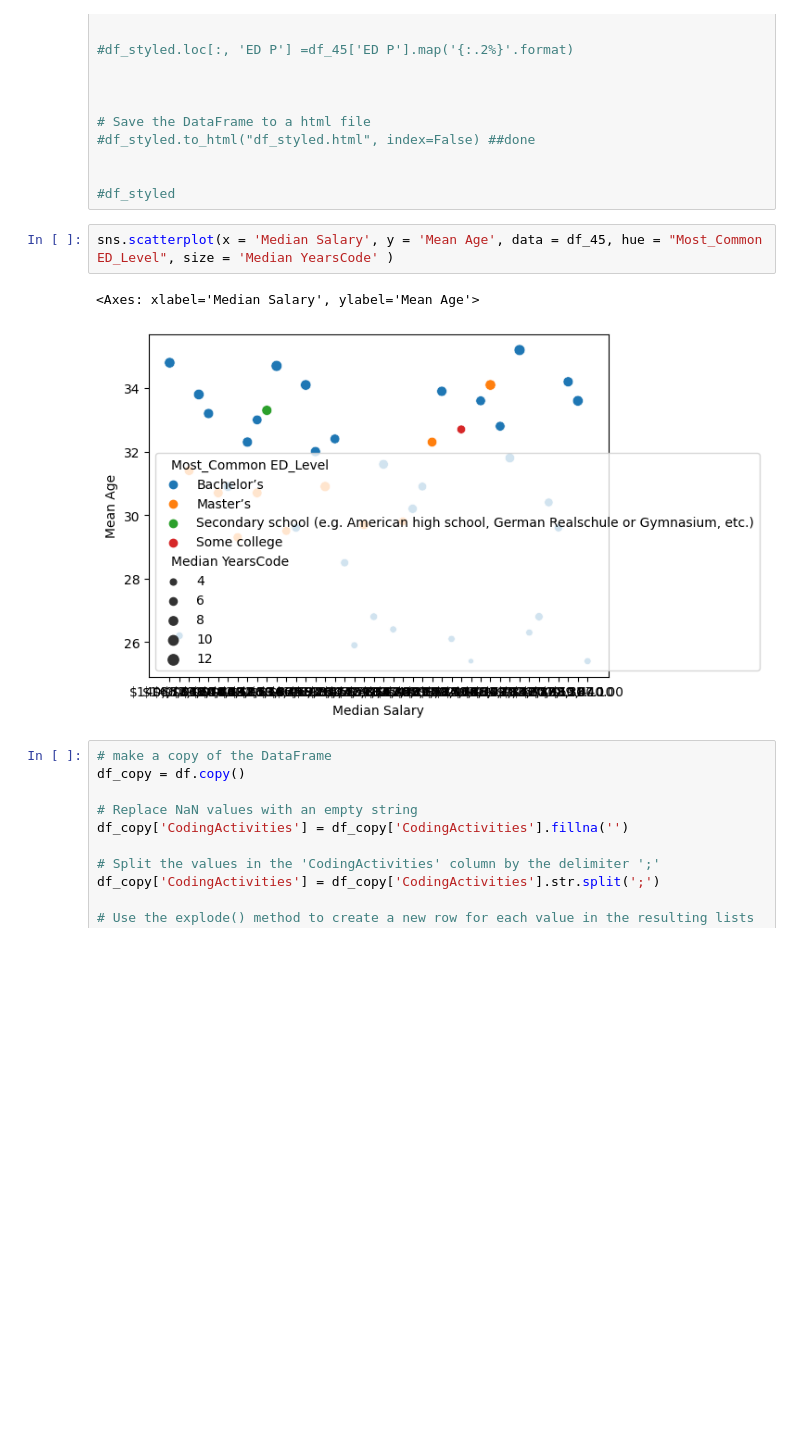
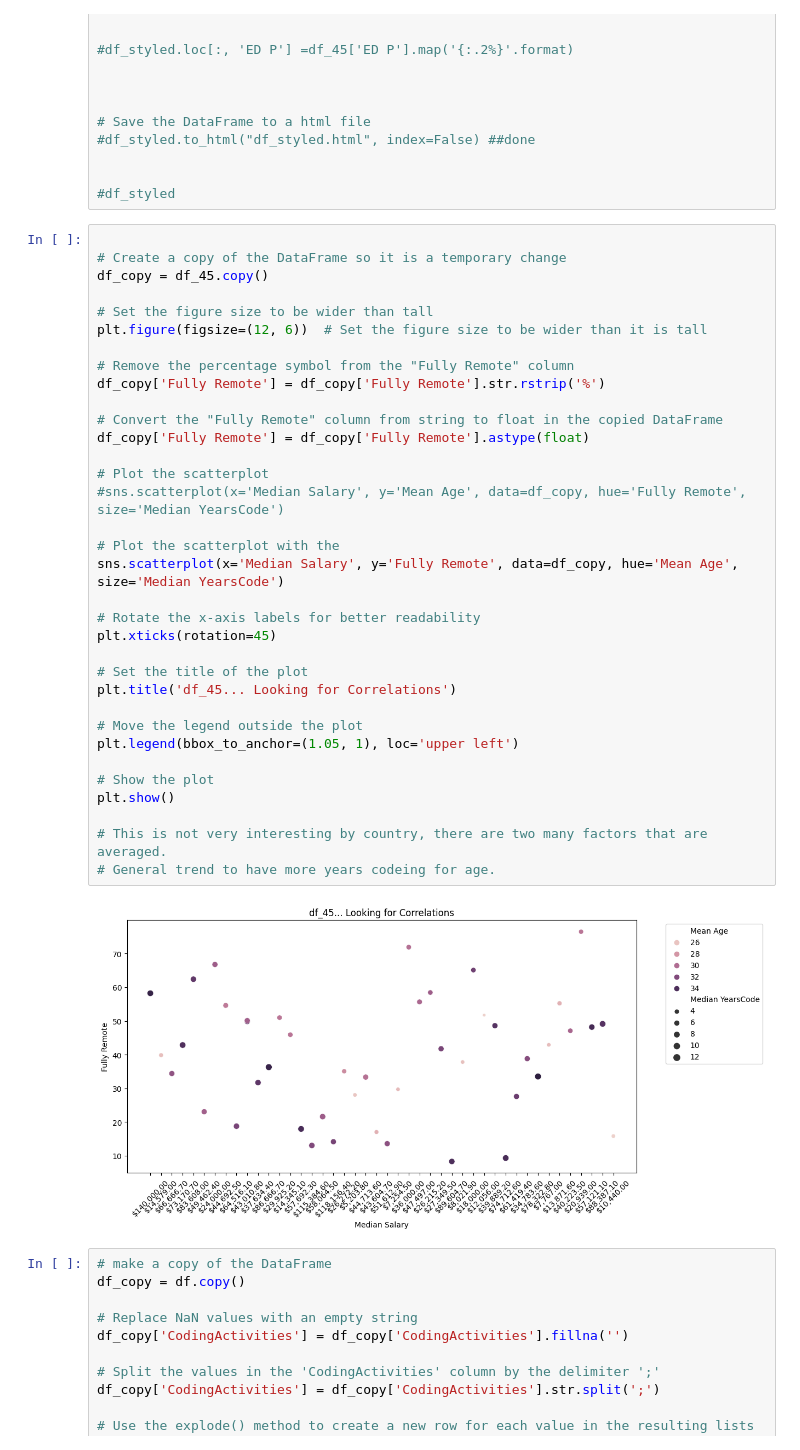
Before and after one commit to Adison-Fryman/SOF-survey-Analysis, a Jupyter notebook: General Demographics by Country.ipynb, the cells around one changed output. Drawn from its saved outputs; the diff is of its cells as text; blank space fills up the shorter version.

```diff
--- a/General Demographics by Country.ipynb
+++ b/General Demographics by Country.ipynb
@@ -810,10 +810,41 @@ df_styled = df_45_clean.style.applymap(color_coding, subset=['Work_Loc P','Sal P
 
 #df_styled
 # %%
-sns.scatterplot(x = 'Median Salary', y = 'Mean Age', data = df_45, hue = "Most_Common ED_Level", size = 'Median YearsCode' )
+
+# Create a copy of the DataFrame so it is a temporary change
+df_copy = df_45.copy()
+
+# Set the figure size to be wider than tall
+plt.figure(figsize=(12, 6))  # Set the figure size to be wider than it is tall
+
+# Remove the percentage symbol from the "Fully Remote" column
+df_copy['Fully Remote'] = df_copy['Fully Remote'].str.rstrip('%')
+
+# Convert the "Fully Remote" column from string to float in the copied DataFrame
+df_copy['Fully Remote'] = df_copy['Fully Remote'].astype(float)
+
+# Plot the scatterplot
+#sns.scatterplot(x='Median Salary', y='Mean Age', data=df_copy, hue='Fully Remote', size='Median YearsCode')
+
+# Plot the scatterplot with the
+sns.scatterplot(x='Median Salary', y='Fully Remote', data=df_copy, hue='Mean Age', size='Median YearsCode')
+
+# Rotate the x-axis labels for better readability
+plt.xticks(rotation=45)
+
+# Set the title of the plot
+plt.title('df_45... Looking for Correlations')
+
+# Move the legend outside the plot
+plt.legend(bbox_to_anchor=(1.05, 1), loc='upper left')
+
+# Show the plot
+plt.show()
+
+# This is not very interesting by country, there are two many factors that are averaged.
+# General trend to have more years codeing for age.
 # %% [output]
-<Axes: xlabel='Median Salary', ylabel='Mean Age'>
-[figure, old version]
+[figure, new version]
 # %%
 # make a copy of the DataFrame
 df_copy = df.copy()
```
Also changed, not shown: parts of 1 cell of this notebook, 3 other files.
